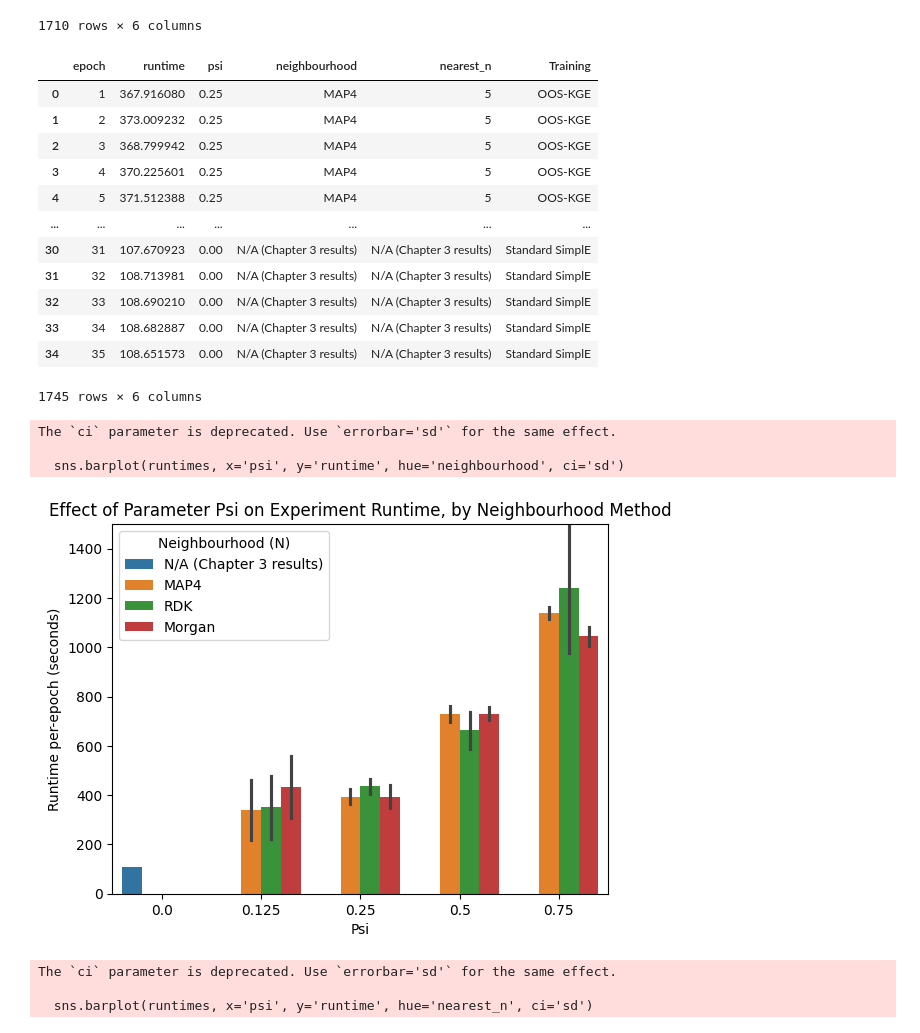
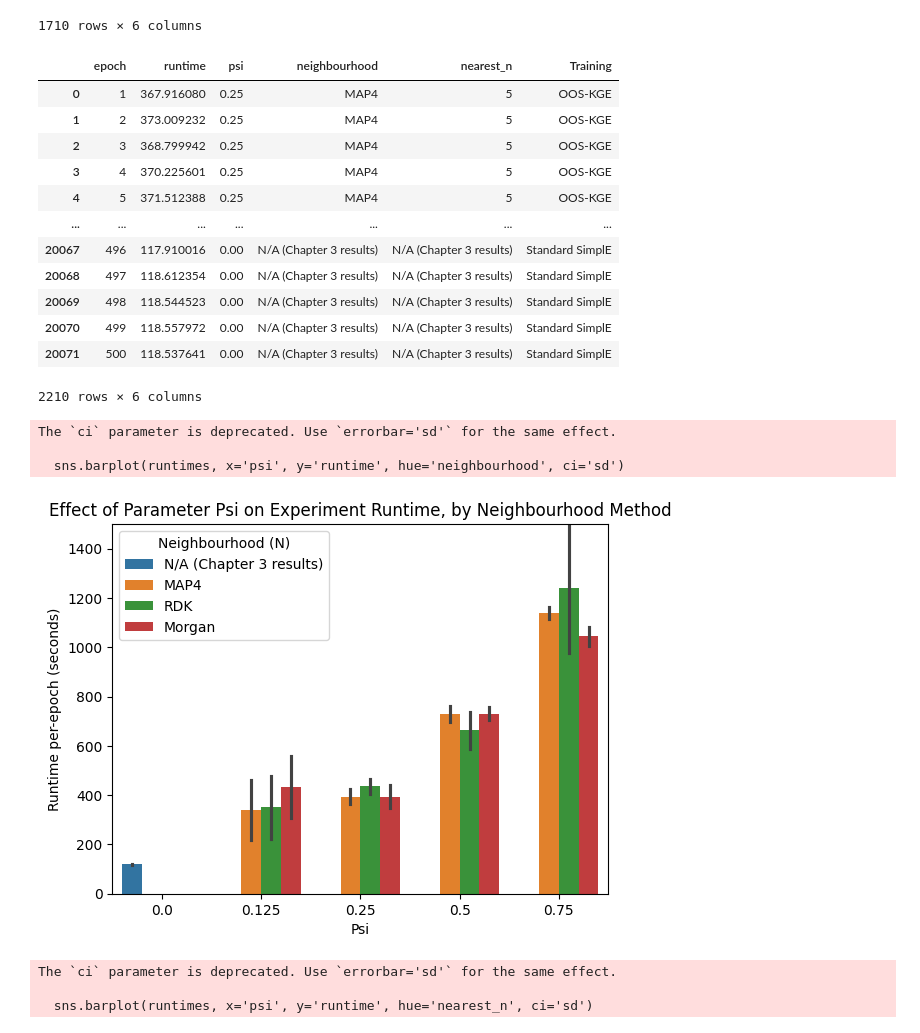
Before and after one commit to oliver-lloyd/Chapter5, a Jupyter notebook: analysis/1_general_assessment/viz/viz.ipynb, the cells around one changed output. Saved outputs shown, nothing was run; the diff lists cells and outputs as text; code cells hidden in the pictures.

```diff
--- a/analysis/1_general_assessment/viz/viz.ipynb
+++ b/analysis/1_general_assessment/viz/viz.ipynb
@@ -386,29 +387,30 @@ runtimes
 1710 rows × 6 columns
 # %%
 # Load standard experiment runtimes
-chap3_runtimes = pd.read_csv('../../2_minimising_psi/experiments/20240603-130535-rerun_simple_selfloops_21/epoch_runtimes.csv')
-
+chap3_runtimes = pd.read_csv('../../../../Chapter3/analysis/experiments/runtimes/per_epoch_runtimes.csv')
+chap3_runtimes.query('dataset == "selfloops" and model == "simple" and trial == 21', inplace=True)
+chap3_runtimes.drop(columns=['dataset', 'model', 'trial'], inplace=True)
 chap3_runtimes['psi'] = 0.0
 chap3_runtimes['nearest_n'] = 'N/A (Chapter 3 results)'
 chap3_runtimes['neighbourhood'] = 'N/A (Chapter 3 results)'
 chap3_runtimes['Training'] = "Standard SimplE"
 
 runtimes = pd.concat([runtimes, chap3_runtimes])
 runtimes
 # %% [output]
 |  | epoch | runtime | psi | neighbourhood | nearest_n | Training |
 | 0 | 1 | 367.916080 | 0.25 | MAP4 | 5 | OOS-KGE |
 | 1 | 2 | 373.009232 | 0.25 | MAP4 | 5 | OOS-KGE |
 | 2 | 3 | 368.799942 | 0.25 | MAP4 | 5 | OOS-KGE |
 | 3 | 4 | 370.225601 | 0.25 | MAP4 | 5 | OOS-KGE |
 | 4 | 5 | 371.512388 | 0.25 | MAP4 | 5 | OOS-KGE |
 | ... | ... | ... | ... | ... | ... | ... |
-| 30 | 31 | 107.670923 | 0.00 | N/A (Chapter 3 results) | N/A (Chapter 3 results) | Standard SimplE |
-| 31 | 32 | 108.713981 | 0.00 | N/A (Chapter 3 results) | N/A (Chapter 3 results) | Standard SimplE |
-| 32 | 33 | 108.690210 | 0.00 | N/A (Chapter 3 results) | N/A (Chapter 3 results) | Standard SimplE |
-| 33 | 34 | 108.682887 | 0.00 | N/A (Chapter 3 results) | N/A (Chapter 3 results) | Standard SimplE |
-| 34 | 35 | 108.651573 | 0.00 | N/A (Chapter 3 results) | N/A (Chapter 3 results) | Standard SimplE |
+| 20067 | 496 | 117.910016 | 0.00 | N/A (Chapter 3 results) | N/A (Chapter 3 results) | Standard SimplE |
+| 20068 | 497 | 118.612354 | 0.00 | N/A (Chapter 3 results) | N/A (Chapter 3 results) | Standard SimplE |
+| 20069 | 498 | 118.544523 | 0.00 | N/A (Chapter 3 results) | N/A (Chapter 3 results) | Standard SimplE |
+| 20070 | 499 | 118.557972 | 0.00 | N/A (Chapter 3 results) | N/A (Chapter 3 results) | Standard SimplE |
+| 20071 | 500 | 118.537641 | 0.00 | N/A (Chapter 3 results) | N/A (Chapter 3 results) | Standard SimplE |
-1745 rows × 6 columns
+2210 rows × 6 columns
 # %%
 sns.barplot(runtimes, x='psi', y='runtime', hue='neighbourhood', ci='sd')
 plt.ylim(0, 1500)
@@ -421,7 +423,7 @@ plt.savefig('runtime_vs_chap3_by_neighbourhood.png')
 The `ci` parameter is deprecated. Use `errorbar='sd'` for the same effect.
 
   sns.barplot(runtimes, x='psi', y='runtime', hue='neighbourhood', ci='sd')
-[figure, old version]
+[figure, new version]
 # %%
 sns.barplot(runtimes, x='psi', y='runtime', hue='nearest_n', ci='sd')
 plt.ylim(0, 1500)
```
Also changed, not shown: parts of 10 cells of this notebook, 17 other files.
